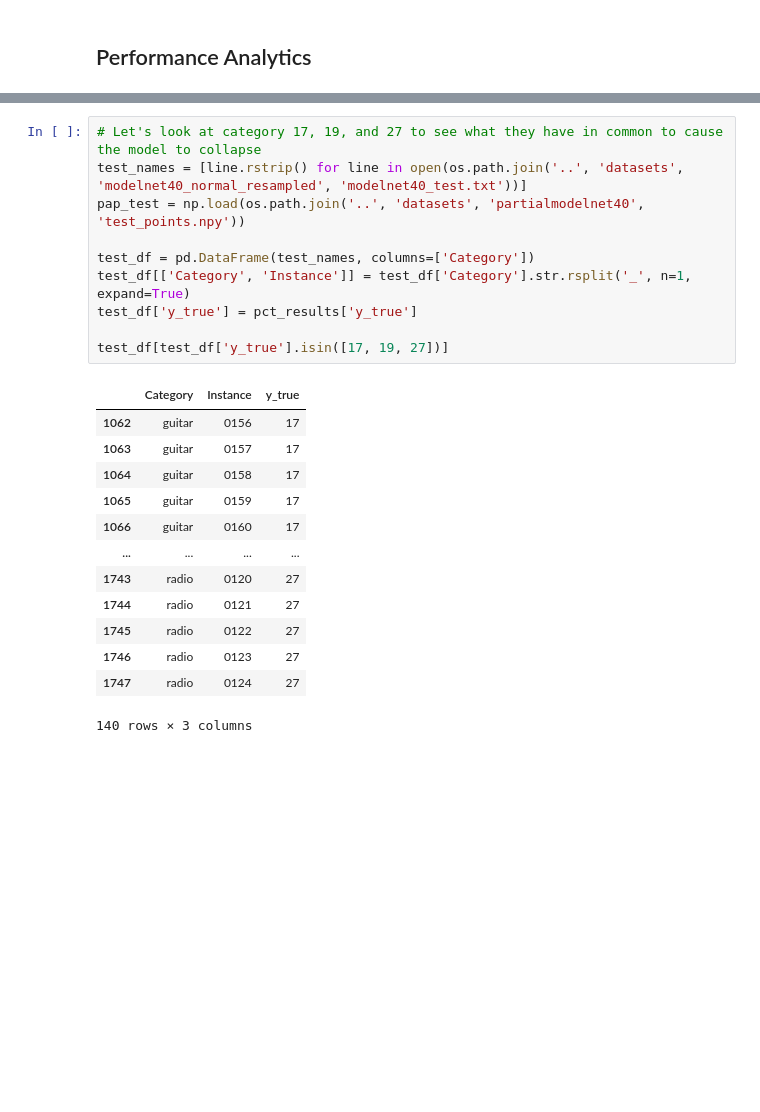
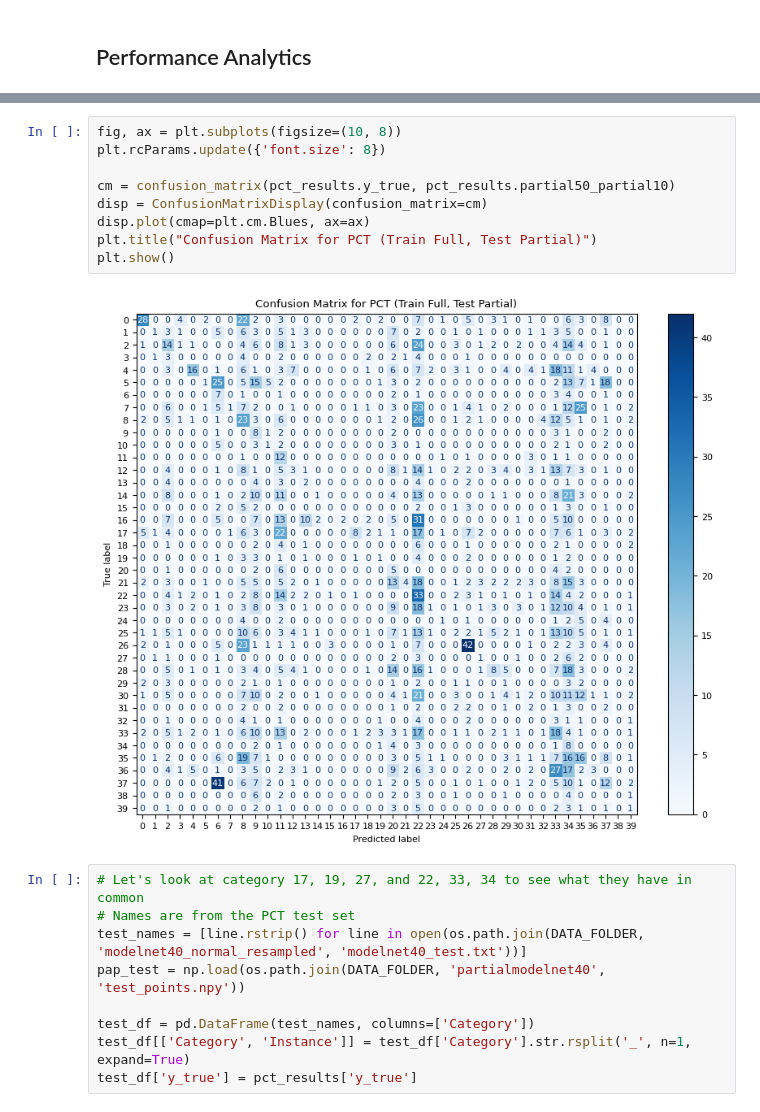
Before and after one commit to DavidClaszen/pointcloud-bench, a Jupyter notebook: notebooks/PCT-Analysis.ipynb, the cells around one changed output, grey strips where cells are left out. Cells and saved outputs as stored; diff of their text form; blank space fills up the shorter version.

```diff
--- a/notebooks/PCT-Analysis.ipynb
+++ b/notebooks/PCT-Analysis.ipynb
@@ -102,25 +89,21 @@ plt.show()
+# %%
+fig, ax = plt.subplots(figsize=(10, 8))
+plt.rcParams.update({'font.size': 8})
+
+cm = confusion_matrix(pct_results.y_true, pct_results.partial50_partial10)
+disp = ConfusionMatrixDisplay(confusion_matrix=cm)
+disp.plot(cmap=plt.cm.Blues, ax=ax)
+plt.title("Confusion Matrix for PCT (Train Full, Test Partial)")
+plt.show()
+# %% [output]
+[figure, added]
 # %%
-# Let's look at category 17, 19, and 27 to see what they have in common to cause the model to collapse
-test_names = [line.rstrip() for line in open(os.path.join('..', 'datasets', 'modelnet40_normal_resampled', 'modelnet40_test.txt'))]
-pap_test = np.load(os.path.join('..', 'datasets', 'partialmodelnet40', 'test_points.npy'))
+# Let's look at category 17, 19, 27, and 22, 33, 34 to see what they have in common
+# Names are from the PCT test set
+test_names = [line.rstrip() for line in open(os.path.join(DATA_FOLDER, 'modelnet40_normal_resampled', 'modelnet40_test.txt'))]
+pap_test = np.load(os.path.join(DATA_FOLDER, 'partialmodelnet40', 'test_points.npy'))
 
 test_df = pd.DataFrame(test_names, columns=['Category'])
 test_df[['Category', 'Instance']] = test_df['Category'].str.rsplit('_', n=1, expand=True)
 test_df['y_true'] = pct_results['y_true']
-
-test_df[test_df['y_true'].isin([17, 19, 27])]
-# %% [output]
-|  | Category | Instance | y_true |
-| 1062 | guitar | 0156 | 17 |
-| 1063 | guitar | 0157 | 17 |
-| 1064 | guitar | 0158 | 17 |
-| 1065 | guitar | 0159 | 17 |
-| 1066 | guitar | 0160 | 17 |
-| ... | ... | ... | ... |
-| 1743 | radio | 0120 | 27 |
-| 1744 | radio | 0121 | 27 |
-| 1745 | radio | 0122 | 27 |
-| 1746 | radio | 0123 | 27 |
-| 1747 | radio | 0124 | 27 |
-140 rows × 3 columns
 # %%
```
Also changed, not shown: parts of 19 cells of this notebook, 1 other file.
